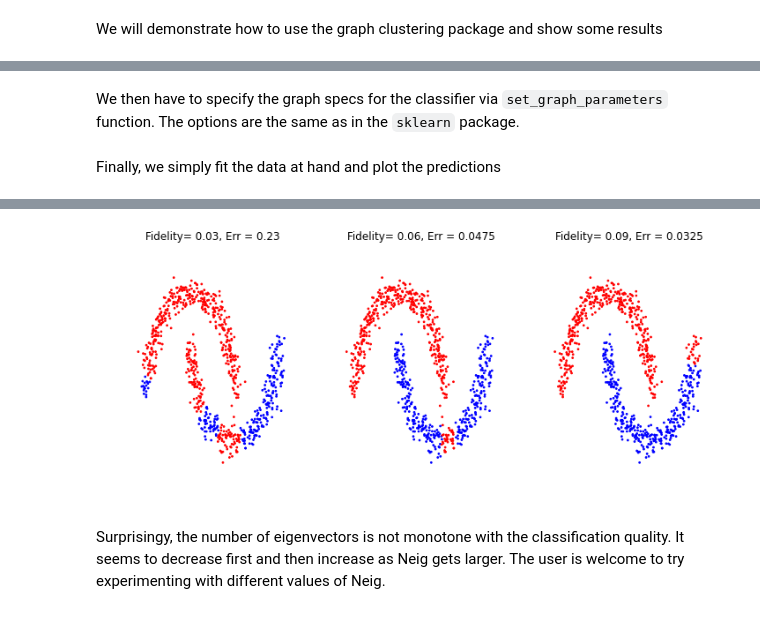
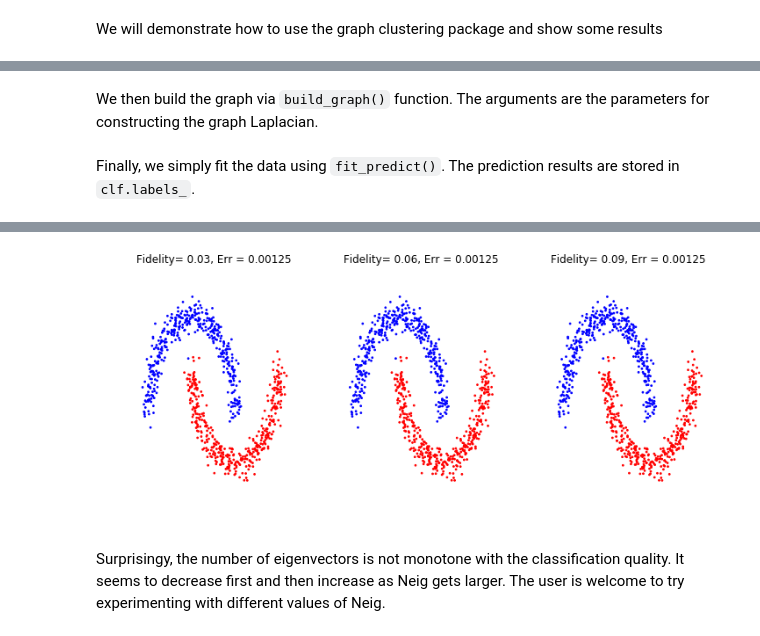
Before and after one commit to mathluo/GraphAlgorithms, a Jupyter notebook: demo/demo1--Intro to Graph Cuts.ipynb, the cells around one changed output, grey strips where cells are left out. Cells and saved outputs as stored; diff of their text form; code cells hidden in the pictures.

```diff
--- a/demo/demo1--Intro to Graph Cuts.ipynb
+++ b/demo/demo1--Intro to Graph Cuts.ipynb
@@ -63,13 +52,16 @@ A spectral embedding is the projection of $x$ onto $\mathbb{R}^k$ using the eige
 # %% [markdown]
 We will plot the spectral embedding of the three "twomoons" dataset using different graph kernels. Below is a plot for nearest neighbors
 # %%
-# 0-1 nearest neighbor graph
+# rbf nearest neighbor graph
 plt.figure(2)
 plt.rcParams['figure.figsize'] = (12, 14)
 for i in range(3):
     for j in range(4):
-        lap = util.build_laplacian_matrix(raw_data = x[:,:,i],affinity = 'nearest_neighbors', n_neighbors = 15+13*(j))
-        E,V = eigsh(lap,3,which = 'SM')
+        raw_data = x[:,:,i]
+        graph = util.BuildGraph(Eig_solver = 'arpack', affinity = 'rbf', neighbor_type = 'knearest',
+                                n_neighbors = 15+13*(j), Neig = 4,gamma =0.02+.03*(i+1) )
+        graph.build_Laplacian(raw_data)
+        V = graph.laplacian_matrix_['V']
         x_t = V[:,1]
         y_t = V[:,2]
         color = 'r'*n_mid + 'b'*n_mid
@@ -83,20 +75,20 @@ plt.show()
 # %% [markdown]
 We can see from the embeddings that spectral clustering will work well with the nearest neighbor graphs. We will try out the  `rbf` kernel next which is also frequently used.
 # %%
-# RBF kernel graph
+# rbf full graph
 plt.figure(3)
 plt.rcParams['figure.figsize'] = (12, 14)
 for i in range(3):
     for j in range(4):
-        kernel_params = {'gamma': .4+.8*j}
-        lap = util.build_laplacian_matrix(raw_data = x[:,:,i],affinity = 'rbf',kernel_params = kernel_params)
-        E,V = eigsh(lap,3,which = 'SM')
+        raw_data = x[:,:,i],
+        graph = util.BuildGraph(Eig_solver = 'arpack', affinity = 'rbf', neighbor_type = 'full',
+                                Neig = 5,gamma = .4+.8*j)
         x_t = V[:,1]
         y_t = V[:,2]
         color = 'r'*n_mid + 'b'*n_mid
         plt.subplot(3,4,i*4+j+1)
         plt.scatter(x_t,y_t,s = 3, color = color)
         plt.axis('off')
-        plt.title('gamma = {g}, Sig = {sigma}'.format(g = .4+.5*j, sigma = 0.02+.03*(i+1)))
+        plt.title('gamma = {g}, Sig = {sigma}'.format(g = .4+.5*j, sigma = 0.02+.09*(i+1)))
 plt.show()
 # %% [output]
@@ -112,6 +104,4 @@ First off, we will import the module and initialize the the classifier
 # %%
 #initialization
 import graph_cluster as gc
-reload (gc)
-iter_params = {'eps':1, 'eta':2} # parameters for the classifier
-gl_clf = gc.LaplacianClustering(scheme_type = 'GL_fidelity',  iter_params = params)
+clf = gc.LaplacianClustering(scheme_type = 'GL_fidelity', eps = 1, eta = 2)
@@ -130,2 +110,8 @@ gl_clf.generate_initial_value() #random initial condition generated
+# %%
+# load raw_data, ground_truth
+x,y = sklearn.datasets.make_moons(n_samples=800, noise=0.02+.03*(2),shuffle = False)
+clf.load_data(raw_data = x, ground_truth = y)
+# generate 10% fidelity
+clf.generate_random_fidelity(percent = .1)
 # %% [markdown]
-We then have to specify the graph specs for the classifier via `set_graph_parameters` function. The options are the same as in the `sklearn` package.
+We then build the graph via `build_graph()` function. The arguments are the parameters for constructing the graph Laplacian.
@@ -134,2 +117,0 @@ gl_clf.set_graph_parameters(affinity = 'nearest_neighbors', n_neighbors = 30, Ne
-# %% [markdown]
-Finally, we simply fit the data at hand and plot the predictions
@@ -136,3 +121,5 @@ Finally, we simply fit the data at hand and plot the predictions
+# %% [markdown]
+Finally, we simply fit the data using `fit_predict()`. The prediction results are stored in `clf.labels_`.
 # %%
 # Testing supervised learning
 plt.figure(4)
@@ -147,11 +134,11 @@ def gen_colors(u):
     return color
 #classification results
 for i in range(3):
-    gl_clf.generate_random_fidelity(percent = (i+1)*.03)
-    gl_clf.fit_predict()
+    clf.generate_random_fidelity(percent = (i+1)*.03)
+    clf.fit_predict()
     plt.subplot(1,3,i+1)
-    plt.scatter(x_train[:,0],x_train[:,1],s = 3, color = gen_colors(gl_clf.labels_))
-    plt.title('Fidelity= {perc}, Err = {r}'.format(perc = (i+1)*.03, r = gl_clf.compute_score()))
+    plt.scatter(x[:,0],x[:,1],s = 3, color = gen_colors(clf.labels_))
+    plt.title('Fidelity= {perc}, Err = {r}'.format(perc = (i+1)*.03, r = clf.compute_error_rate()))
     plt.axis('off')
 plt.show()
 # %% [output]
@@ -158,4 +147,4 @@ plt.show()
-[figure, old version]
+[figure, new version]
 # %% [markdown]
 Surprisingy, the number of eigenvectors is not monotone with the classification quality. It seems to decrease first and then increase as Neig gets larger. The user is welcome to try experimenting with different values of Neig.
 # %% [markdown]
```
Also changed, not shown: parts of 21 cells of this notebook, 17 other files.
